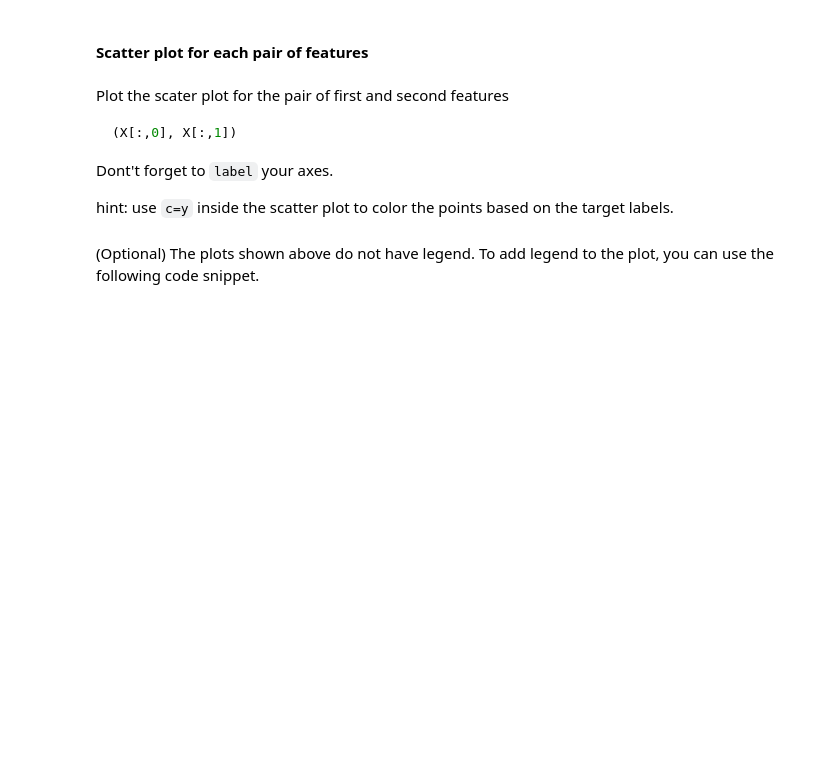
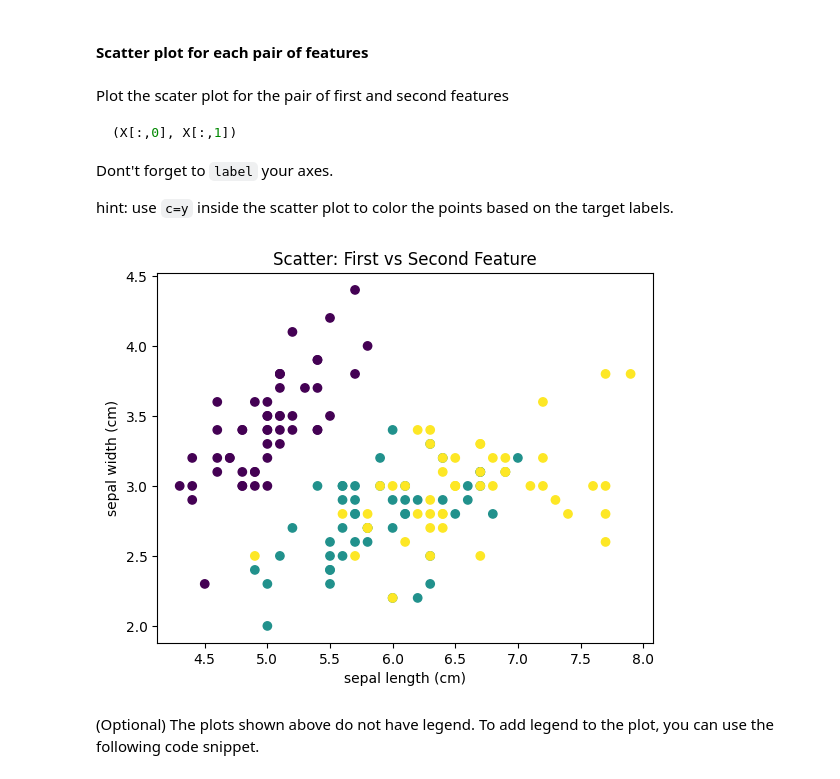
Before and after one commit to whatnirja/PyData2025, a Jupyter notebook: Lab_Week7_KNN/lab7_KNN copy.ipynb, the cells around one changed output. Drawn from its saved outputs; the diff is of its cells as text; code cells hidden in the pictures; blank space fills up the shorter version.

```diff
--- a/Lab_Week7_KNN/lab7_KNN copy.ipynb
+++ b/Lab_Week7_KNN/lab7_KNN copy.ipynb
@@ -124,3 +240,13 @@ hint: use `c=y` inside the scatter plot to color the points based on the target
+# %%
+#your code here
+plt.figure()
+plt.scatter(X[:, 0], X[:, 1], c=y)
+plt.xlabel(feature_names[0])
+plt.ylabel(feature_names[1])
+plt.title("Scatter: First vs Second Feature")
+plt.show()
+# %% [output]
+[figure, added]
 # %% [markdown]
 (Optional) The plots shown above do not have legend. To add legend to the plot, you can use the following code snippet.
 # %%
```
Also changed, not shown: parts of 55 cells of this notebook.
